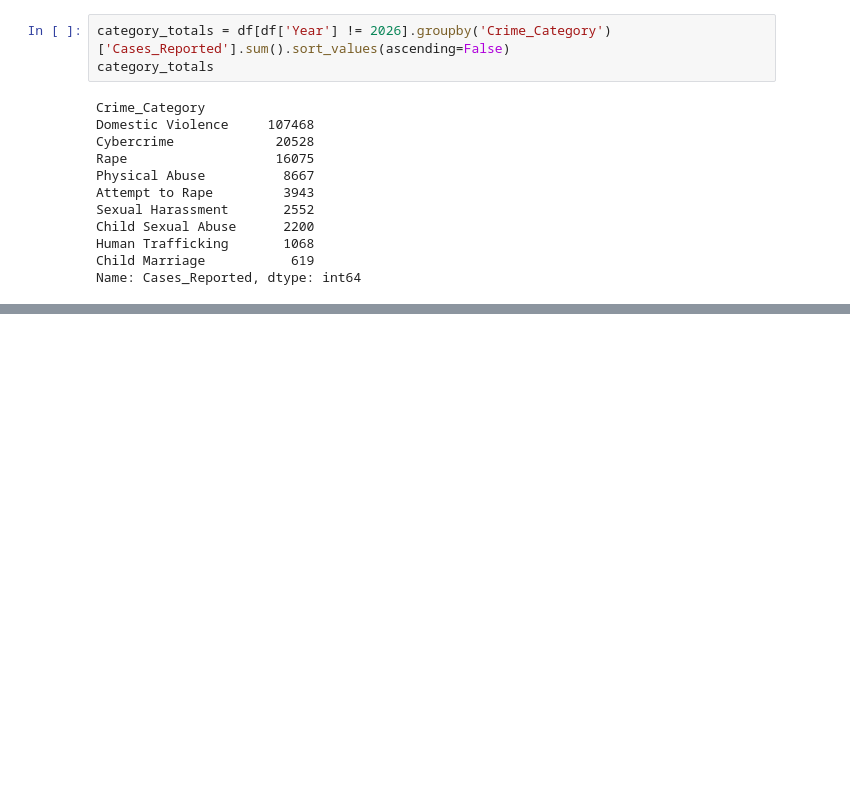
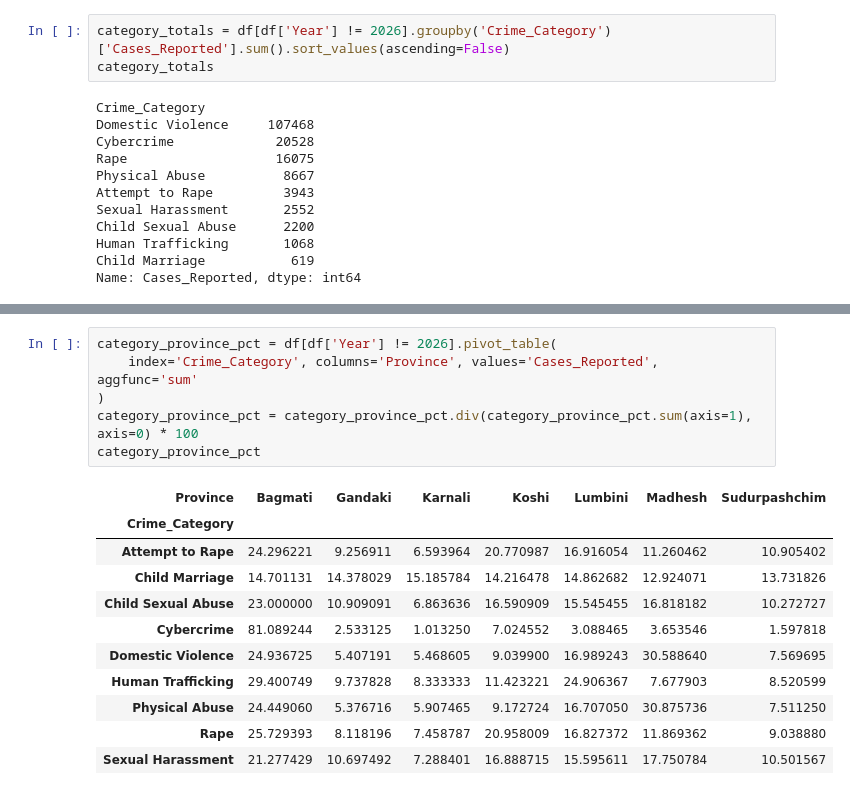
Before and after one commit to rohanpiya/gbv-nepal-eda, a Jupyter notebook: notebooks/01_gbv_nepal_eda.ipynb, the cells around one changed output, grey strips where cells are left out. Drawn from its saved outputs; the diff is of its cells as text; blank space fills up the shorter version.

```diff
--- a/notebooks/01_gbv_nepal_eda.ipynb
+++ b/notebooks/01_gbv_nepal_eda.ipynb
@@ -438,0 +430,18 @@ Passing `palette` without assigning `hue` is deprecated and will be removed in v
+# %%
+category_province_pct = df[df['Year'] != 2026].pivot_table(
+    index='Crime_Category', columns='Province', values='Cases_Reported', aggfunc='sum'
+)
+category_province_pct = category_province_pct.div(category_province_pct.sum(axis=1), axis=0) * 100
+category_province_pct
+# %% [output]
+| Province | Bagmati | Gandaki | Karnali | Koshi | Lumbini | Madhesh | Sudurpashchim |
+| Crime_Category |  |  |  |  |  |  |  |
+| Attempt to Rape | 24.296221 | 9.256911 | 6.593964 | 20.770987 | 16.916054 | 11.260462 | 10.905402 |
+| Child Marriage | 14.701131 | 14.378029 | 15.185784 | 14.216478 | 14.862682 | 12.924071 | 13.731826 |
+| Child Sexual Abuse | 23.000000 | 10.909091 | 6.863636 | 16.590909 | 15.545455 | 16.818182 | 10.272727 |
+| Cybercrime | 81.089244 | 2.533125 | 1.013250 | 7.024552 | 3.088465 | 3.653546 | 1.597818 |
+| Domestic Violence | 24.936725 | 5.407191 | 5.468605 | 9.039900 | 16.989243 | 30.588640 | 7.569695 |
+| Human Trafficking | 29.400749 | 9.737828 | 8.333333 | 11.423221 | 24.906367 | 7.677903 | 8.520599 |
+| Physical Abuse | 24.449060 | 5.376716 | 5.907465 | 9.172724 | 16.707050 | 30.875736 | 7.511250 |
+| Rape | 25.729393 | 8.118196 | 7.458787 | 20.958009 | 16.827372 | 11.869362 | 9.038880 |
+| Sexual Harassment | 21.277429 | 10.697492 | 7.288401 | 16.888715 | 15.595611 | 17.750784 | 10.501567 |
```
Also changed, not shown: parts of 2 cells of this notebook.
